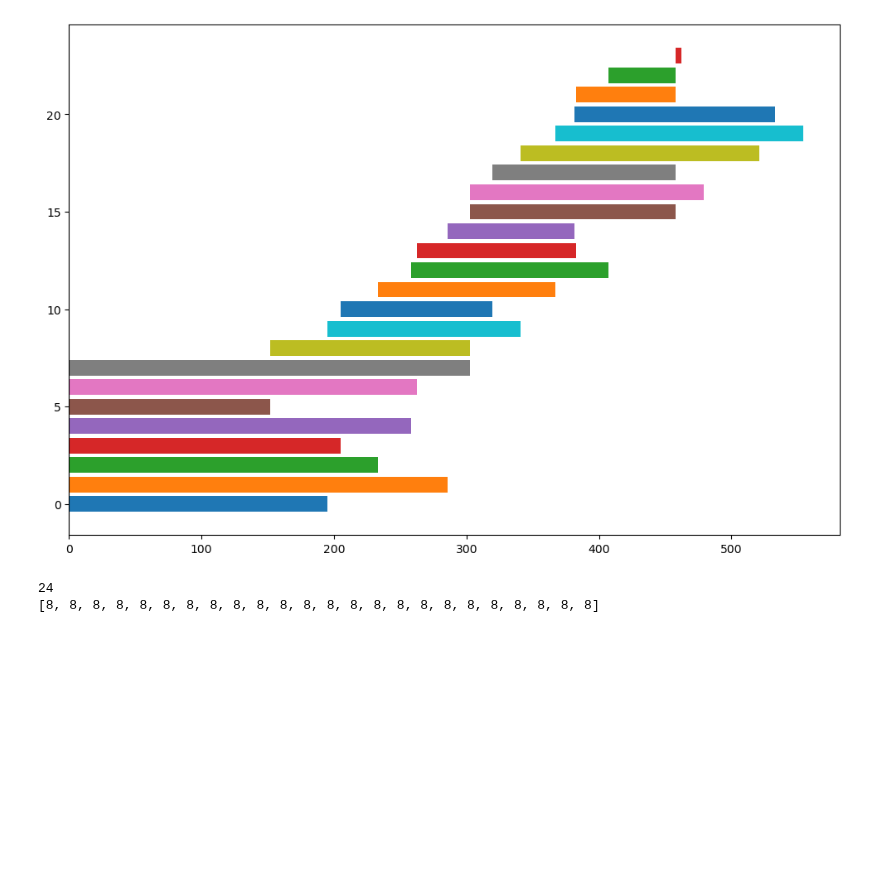
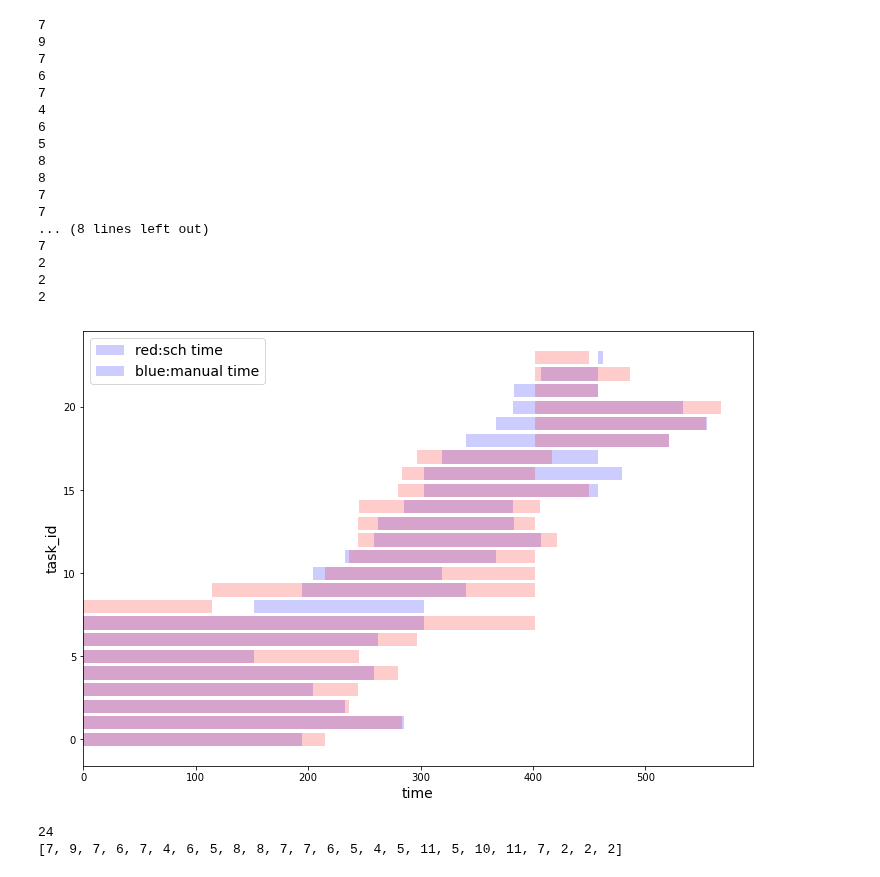
Before and after one commit to helix-xx/multisite_, a Jupyter notebook: my_test/ga_simulation_analysis.ipynb, the cells around one changed output. Drawn from its saved outputs; the diff is of its cells as text; code cells hidden in the pictures; blank space fills up the shorter version.

Commit message:
start test 2

```diff
--- a/my_test/ga_simulation_analysis.ipynb
+++ b/my_test/ga_simulation_analysis.ipynb
@@ -80,44 +80,94 @@ class my_SimulationTask:
 # with open('./ga_simulation_test/task_queue_simulated_ga_test', 'rb') as f:
 #     task_batch = pickle.load(f)
 
-with open('./ga_simulation_test/task_queue_simulated_ga_test_8cores_per_task', 'rb') as f:
+with open('/home/yxx/work/project/colmena/multisite_/my_test/ga_simulation_test/task_queue_simulated_ga_test_8cores_per_task', 'rb') as f:
     task_batch = pickle.load(f)
 # %%
+
+
 task_start_time = []
 task_dft_time = []
 task_cores = []
 task_length = []
 tottal_cores = 64
 current_cores = 0
 ## sorted task_batch by start_time
-task_batch = sorted(task_batch, key=lambda task: task.start_time)
+fig, ax = plt.subplots(figsize=(12,8))
+with open('/home/yxx/work/project/colmena/multisite_/my_test/ga_simulation_test/task_queue_simulated_ga_test_8cores_per_task', 'rb') as f:
+    task_batch = pickle.load(f)
+    task_batch = sorted(task_batch, key=lambda task: task.start_time)
 for task in task_batch:
     # print(len(task.simu_task.atoms))
     # print(task.temp_cores)
     # print(task.dft_time)
     # print(task.start_time)
     task_start_time.append(task.start_time)
     task_dft_time.append(task.dft_time[task.temp_cores])
     task_cores.append(task.temp_cores)
     task_length.append(len(task.simu_task.atoms))
 
 ## barh
 ss = min(task_start_time)
 task_start_time = [x-ss for x in task_start_time]
-fig, ax = plt.subplots(figsize=(12,8))
-cnt = 0
+
 for i in range(len(task_start_time)):
     # while (task_dft_time[cnt]+task_start_time[cnt]) < task_start_time[i]:
     #     current_cores -= task_cores[cnt]
     #     cnt += 1
     # ax.barh(current_cores, task_dft_time[i], left=task_start_time[i], height=task_cores[i])
     # current_cores += task_cores[i]
-    ax.barh(i, task_dft_time[i], left=task_start_time[i])
+    ax.barh(i, task_dft_time[i], left=task_start_time[i],alpha=0.2,color='b')
+
+task_start_time = []
+task_dft_time = []
+task_cores = []
+task_length = []
+with open('/home/yxx/work/project/colmena/multisite_/my_test/ga_simulation_test/task_queue_simulated_ga_test', 'rb') as f:
+    task_batch = pickle.load(f)
+    task_batch = sorted(task_batch, key=lambda task: task.start_time)
+for task in task_batch:
+
+    task_start_time.append(task.start_time)
+    task_dft_time.append(task.dft_time[task.temp_cores])
+    task_cores.append(task.temp_cores)
+    task_length.append(len(task.simu_task.atoms))
+
+## barh
+ss = min(task_start_time)
+task_start_time = [x-ss for x in task_start_time]
+for i in range(len(task_start_time)):
+    # while (task_dft_time[cnt]+task_start_time[cnt]) < task_start_time[i]:
+    #     current_cores -= task_cores[cnt]
+    #     cnt += 1
+    # ax.barh(current_cores, task_dft_time[i], left=task_start_time[i], height=task_cores[i])
+    # current_cores += task_cores[i]
+    ax.barh(i, task_dft_time[i], left=task_start_time[i],alpha=0.2,color='r')
+    print(task_cores[i])
+ax.set_xlabel('time', fontsize=14)
+ax.set_ylabel('task_id', fontsize=14)
+ax.legend(['red:sch time', 'blue:manual time'], fontsize=14)
 plt.show()
 print(len(task_start_time))
 print(task_cores)
 # %% [output]
+7
+9
+7
+6
+7
+4
+6
+5
+8
+8
+7
+7
+... (8 lines left out)
+7
+2
+2
+2
-[figure, old version]
+[figure, new version]
-24
-[8, 8, 8, 8, 8, 8, 8, 8, 8, 8, 8, 8, 8, 8, 8, 8, 8, 8, 8, 8, 8, 8, 8, 8]
+24
+[7, 9, 7, 6, 7, 4, 6, 5, 8, 8, 7, 7, 6, 5, 4, 5, 11, 5, 10, 11, 7, 2, 2, 2]
 # %%
```
Also changed, not shown: parts of 2 cells of this notebook, 4 other files.
